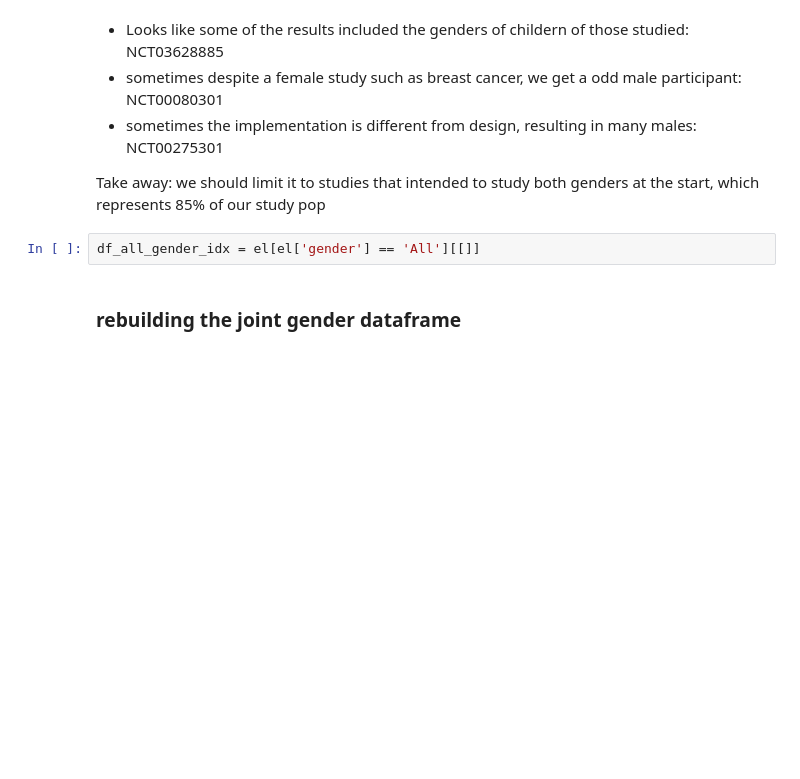
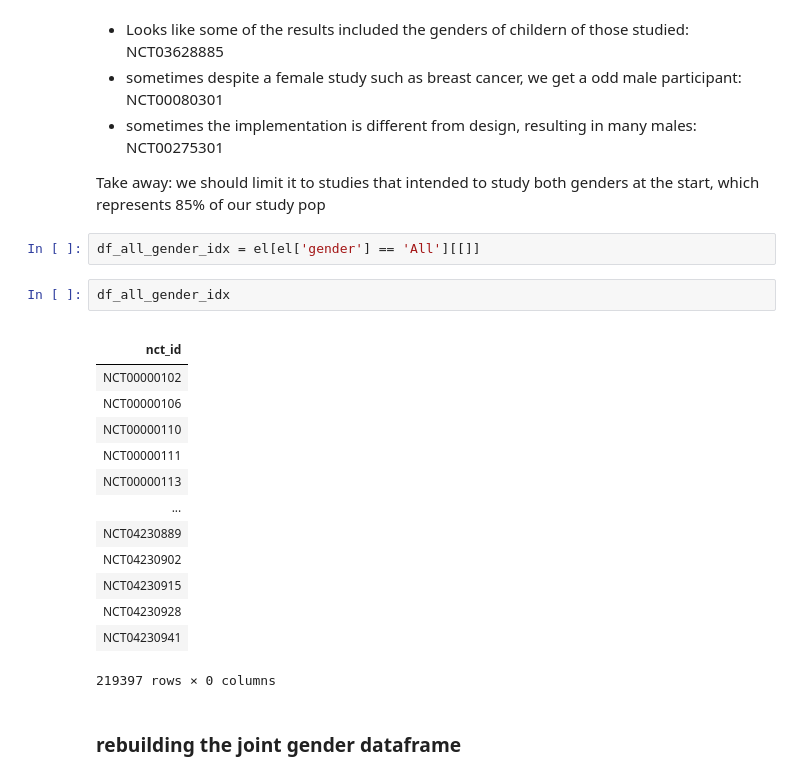
Before and after one commit to sylvaingchassang/trial-explorer, a Jupyter notebook: notebooks/balance/rf_balance_eda.ipynb, the cells around one changed output. Cells and saved outputs as stored; diff of their text form; blank space fills up the shorter version.

```diff
--- a/notebooks/balance/rf_balance_eda.ipynb
+++ b/notebooks/balance/rf_balance_eda.ipynb
@@ -503,6 +507,23 @@ Index(['NCT03628885', 'NCT00080301', 'NCT00275301', 'NCT00291577',
 Take away: we should limit it to studies that intended to study both genders at the start, which represents 85% of our study pop
 # %%
 df_all_gender_idx = el[el['gender'] == 'All'][[]]
+# %%
+df_all_gender_idx
+# %% [output]
+|  |
+| nct_id |
+| NCT00000102 |
+| NCT00000106 |
+| NCT00000110 |
+| NCT00000111 |
+| NCT00000113 |
+| ... |
+| NCT04230889 |
+| NCT04230902 |
+| NCT04230915 |
+| NCT04230928 |
+| NCT04230941 |
+219397 rows × 0 columns
 # %% [markdown]
 ### rebuilding the joint gender dataframe
 # %%
```
Also changed, not shown: parts of 38 cells of this notebook, 2 other files.
